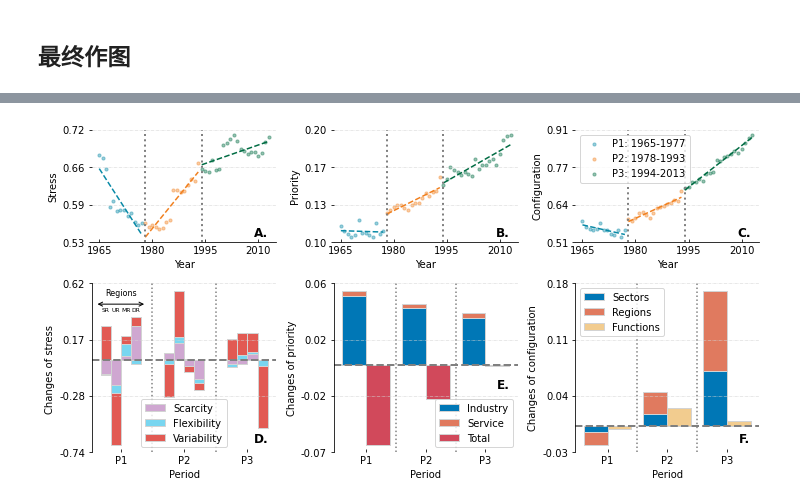
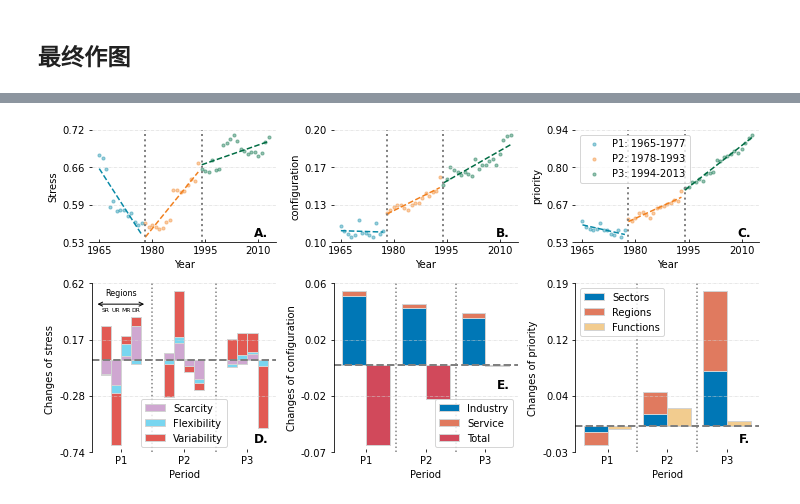
Before and after one commit to SongshGeo/Water-Governance-Regimes, a Jupyter notebook: notebooks/water_regime_index.ipynb, the cells around one changed output, grey strips where cells are left out. Saved outputs shown, nothing was run; the diff lists cells and outputs as text; code cells hidden in the pictures.

```diff
--- a/notebooks/water_regime_index.ipynb
+++ b/notebooks/water_regime_index.ipynb
@@ -22,7 +22,7 @@ from matplotlib.gridspec import GridSpec
 plt.rcParams['xtick.direction'] = 'in'
 plt.rcParams['ytick.direction'] = 'out'
 
-period_colors = ['#0889A6', '#F1801F', '#006C43']
+period_colors = ['#0889A6', '#F1801F', '#006C43', 'gray', 'gray', 'gray']
 region_colors = ["#0077b6", "#e07a5f", "#f2cc8f","#81b29a"]
 index_colors = ['#CFA7D1', '#79D6F0', '#E25A53']
 index_colormap = matplotlib.colors.ListedColormap(index_colors, 'indexed')
@@ -559,0 +597,23 @@ $$ ln(HWCI) = ln(IPWU) + ln(WDI) - ln(SFV) $$
+# %%
+# 设置探索断点的显著性阈值
+p_shr = 0.0005
+
+# 计算全域耦合指数
+def zscore(x):
+    return (x-x.min())/(x.max()-x.min())
+
+# 第二种 Z-score 标准化方法，对断点无影响
+# def zscore(x):
+#     average = x.mean()
+#     stddev = x.std()
+#     return (x-average)/stddev
+
+
+# # 第三种 [-1, 1] 之间的标准化，也对断点无影响
+# def zscore(x):
+#     return (x-x.mean())/(x.max()-x.min())
+
+norm_priority, norm_configuration, norm_sfv = zscore(np.log(priority)), zscore(np.log(configuration)), zscore(np.log(sfv))
+
+# 计算 IWRU 指数
+iwru = norm_priority + norm_configuration - norm_sfv  # iwru 是三者的 norm_score 相加再相减
@@ -894,12 +898,12 @@ size = 10
 alpha= 0.4
 
 sfv_slopes = plot_pittitt_change_points(sfv, change_points=[1978, 1994], colors=period_colors, ax=ax1, s=size, alpha=alpha, legend=False)
-ipwu_slopes = plot_pittitt_change_points(ipwu, change_points=[1978, 1994], colors=period_colors, ax=ax2, s=size, alpha=alpha, legend=False)
-wdi_slopes = plot_pittitt_change_points(wdi, change_points=[1978, 1994], colors=period_colors, ax=ax3, s=size, alpha=alpha, legend=False)
+priority_slopes = plot_pittitt_change_points(priority, change_points=[1978, 1994], colors=period_colors, ax=ax2, s=size, alpha=alpha, legend=False)
+configuration_slopes = plot_pittitt_change_points(configuration, change_points=[1978, 1994], colors=period_colors, ax=ax3, s=size, alpha=alpha, legend=False)
 
 ax1.set_ylabel("Stress")
-ax2.set_ylabel("Priority")
-ax3.set_ylabel("Configuration")
+ax2.set_ylabel("configuration")
+ax3.set_ylabel("priority")
 for ax in [ax1, ax2, ax3]:
     ax.set_xlim(1963, 2015)
     ax.set_xticks(np.arange(1965, 2015, 15))
@@ -912,7 +916,7 @@ ax3.legend(loc=2)
 
 sfv_contribution_plot(ax4)
 plot_ratio_contribution(
-    ipwu_contributions,
+    priority_contributions,
     ax=ax5,
     colors=region_colors,
     denominator_color=total_water_use_color,
@@ -944,35 +948,35 @@ for ax in [ax5, ax6]:
     ax.spines['left'].set_visible(True)
     ax.spines['right'].set_visible(False)
     ax.spines['bottom'].set_visible(False)
 
 for ax in [ax1, ax2, ax3]:
     ax.spines['top'].set_visible(False)
     ax.spines['left'].set_visible(False)
     ax.spines['right'].set_visible(False)
     ax.spines['bottom'].set_visible(True)
 
 for ax in [ax4, ax5, ax6]:
     ax.set_xticklabels(["P1", "P2", "P3"])
     ax.set_xlabel('Period')
 
 ax4.legend(loc='lower center')
 ax4.set_ylabel("Changes of stress ")
-ax5.set_ylabel("Changes of priority")
-ax6.set_ylabel("Changes of configuration")
+ax5.set_ylabel("Changes of configuration")
+ax6.set_ylabel("Changes of priority")
 
 
 labels = ["A.", "B.", "C.", "D.", "E.", "F."]
 for i, ax in enumerate([ax1, ax2, ax3, ax4, ax5, ax6]):
     ax.set_yticks(np.linspace(ax.get_ylim()[0], ax.get_ylim()[1], 4))
     ax.yaxis.set_major_formatter(ticker.FormatStrFormatter('%.2f'))
     ax.yaxis.grid(color='lightgray', linestyle='-.', linewidth=0.5)
     x, y = get_position_by_ratio(ax, 0.92, 0.08)
     if i == 4:
         x, y = get_position_by_ratio(ax, 0.92, 0.4)
     ax.text(x, y, labels[i], ha='center', va='center', weight='bold', size='large')
 
-plt.savefig("../figures/main/dimensions.pdf", dpi=300)
-plt.savefig("../figures/main/dimensions.jpg", dpi=300)
+# plt.savefig("../figures/main/dimensions.pdf", dpi=300)
+# plt.savefig("../figures/main/dimensions.jpg", dpi=300)
 plt.show();
 # %% [output]
-[figure, old version]
+[figure, new version]
```
Also changed, not shown: parts of 35 cells of this notebook.
